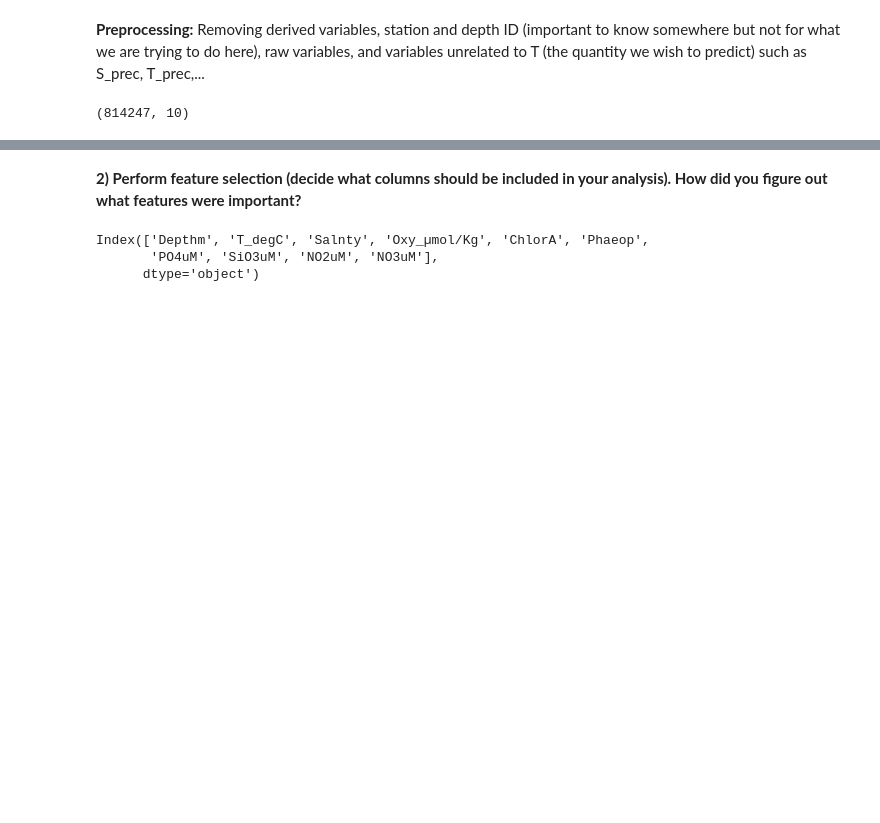
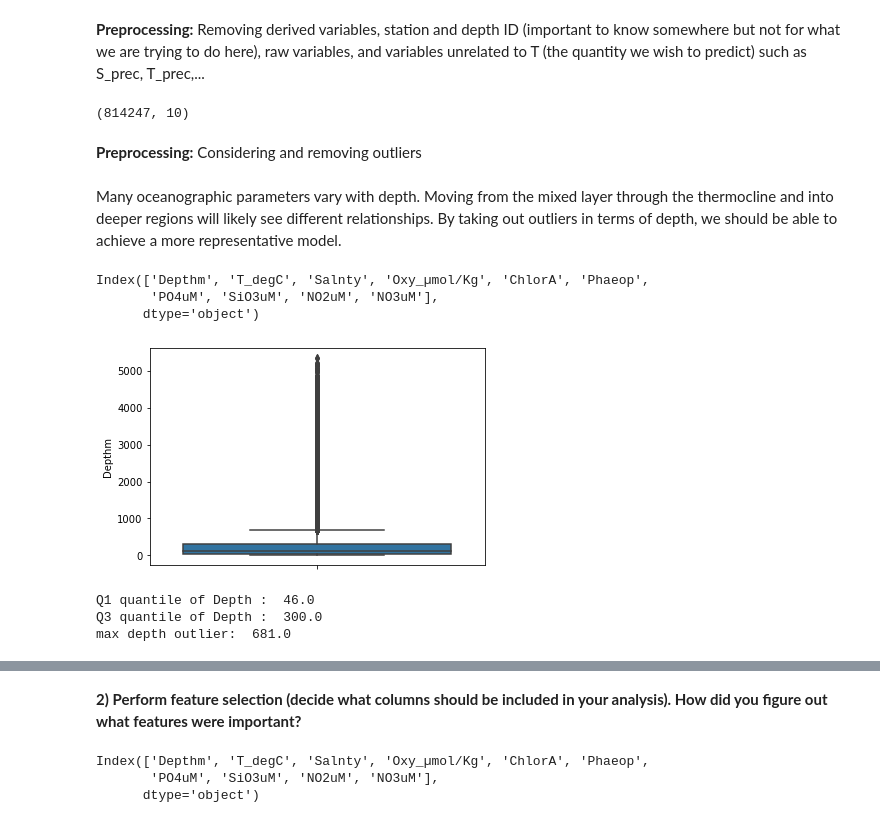
Before and after one commit to JennyArbo/Homework, a Jupyter notebook: Individual_Homework/Week_14/Week_14_homework.ipynb, the cells around one changed output, grey strips where cells are left out. Drawn from its saved outputs; the diff is of its cells as text; code cells hidden in the pictures; blank space fills up the shorter version.

```diff
--- a/Individual_Homework/Week_14/Week_14_homework.ipynb
+++ b/Individual_Homework/Week_14/Week_14_homework.ipynb
@@ -86,3 +86,29 @@ df_preprocessed = df_no_nan.drop(["Cst_Cnt", "Btl_Cnt", "STheta", "O2Sat", "O2ml
 print(df_preprocessed.shape)
 # %% [output]
 (814247, 10)
+# %% [markdown]
+**Preprocessing:** Considering and removing outliers
+# %% [markdown]
+Many oceanographic parameters vary with depth. Moving from the mixed layer through the thermocline and into deeper regions will likely see different relationships. By taking out outliers in terms of depth, we should be able to achieve a more representative model.
+# %%
+print(df_preprocessed.columns)
+import seaborn as sns
+ax = sns.boxplot(y="Depthm", data=df_preprocessed)
+# %% [output]
+Index(['Depthm', 'T_degC', 'Salnty', 'Oxy_µmol/Kg', 'ChlorA', 'Phaeop',
+       'PO4uM', 'SiO3uM', 'NO2uM', 'NO3uM'],
+      dtype='object')
+[figure, added]
+# %%
+Q1_depth = np.quantile(df_preprocessed['Depthm'], .25)
+Q3_depth = np.quantile(df_preprocessed['Depthm'], .75)
+IQR_depth = Q3_depth - Q1_depth
+max_outlier = Q3_depth + 1.5 * IQR_depth
+
+print("Q1 quantile of Depth : ", Q1_depth)
+print("Q3 quantile of Depth : ", Q3_depth)
+print('max depth outlier: ', max_outlier)
+# %% [output]
+Q1 quantile of Depth :  46.0
+Q3 quantile of Depth :  300.0
+max depth outlier:  681.0
```
Also changed, not shown: parts of 23 cells of this notebook.
